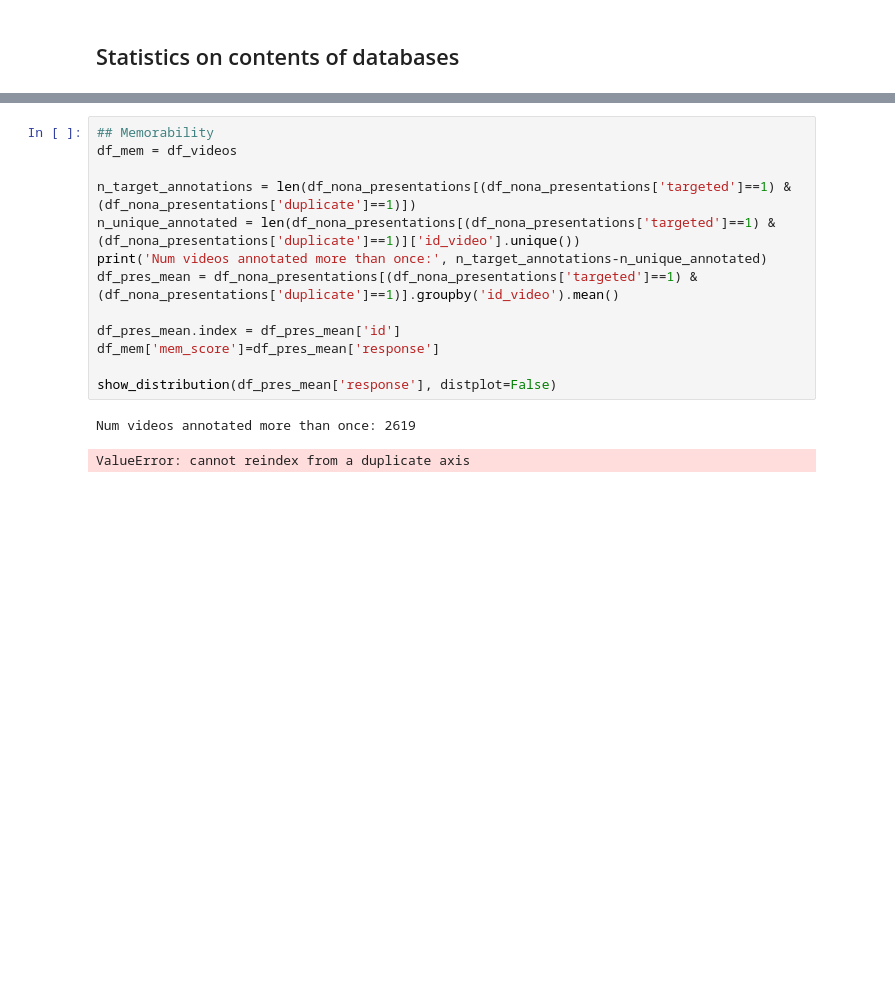
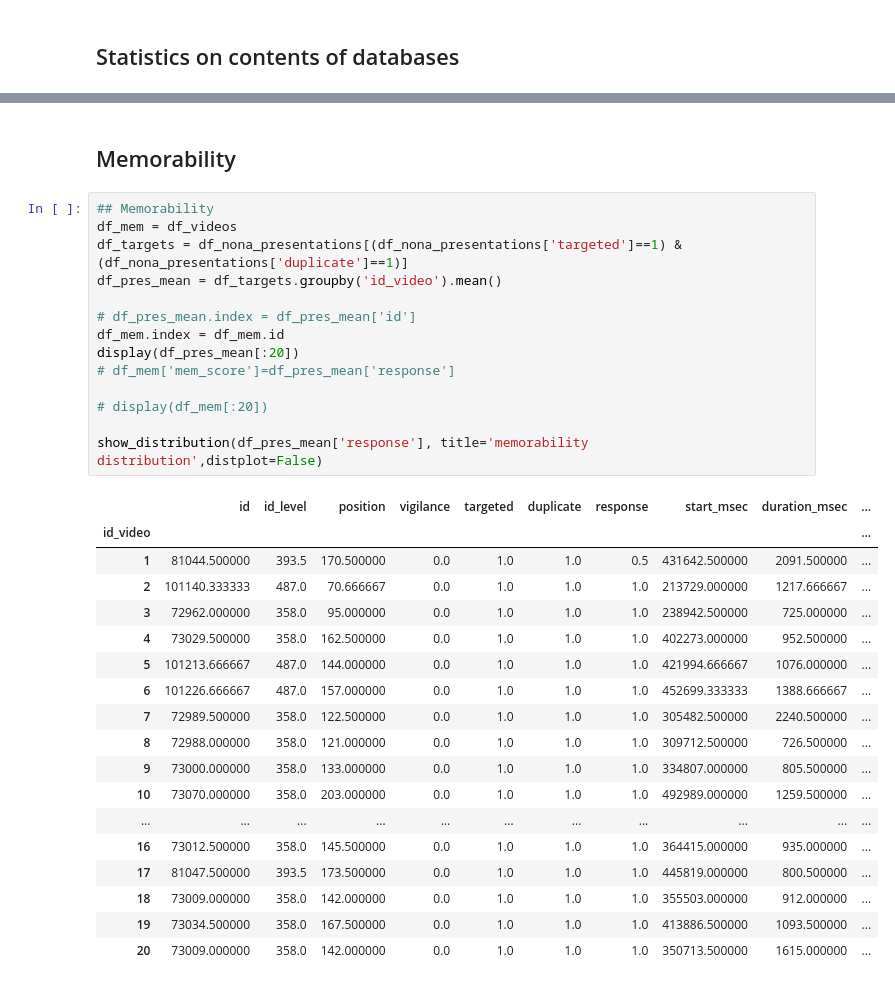
Before and after one commit to cfosco/video-mem-annot, a Jupyter notebook: mturk/memento_database_results_handling.ipynb, the cells around one changed output, grey strips where cells are left out. Saved outputs shown, nothing was run; the diff lists cells and outputs as text; blank space fills up the shorter version.

```diff
--- a/mturk/memento_database_results_handling.ipynb
+++ b/mturk/memento_database_results_handling.ipynb
@@ -167,16 +286,35 @@ show_distribution(df_nona_levels['false_pos_rate'], title='FPR distribution')
+# %% [markdown]
+## Memorability
 # %%
 ## Memorability
 df_mem = df_videos
+df_targets = df_nona_presentations[(df_nona_presentations['targeted']==1) & (df_nona_presentations['duplicate']==1)]
+df_pres_mean = df_targets.groupby('id_video').mean()
 
-n_target_annotations = len(df_nona_presentations[(df_nona_presentations['targeted']==1) & (df_nona_presentations['duplicate']==1)])
-n_unique_annotated = len(df_nona_presentations[(df_nona_presentations['targeted']==1) & (df_nona_presentations['duplicate']==1)]['id_video'].unique())
-print('Num videos annotated more than once:', n_target_annotations-n_unique_annotated)
-df_pres_mean = df_nona_presentations[(df_nona_presentations['targeted']==1) & (df_nona_presentations['duplicate']==1)].groupby('id_video').mean()
+# df_pres_mean.index = df_pres_mean['id']
+df_mem.index = df_mem.id
+display(df_pres_mean[:20])
+# df_mem['mem_score']=df_pres_mean['response']
 
-df_pres_mean.index = df_pres_mean['id']
-df_mem['mem_score']=df_pres_mean['response']
+# display(df_mem[:20])
 
-show_distribution(df_pres_mean['response'], distplot=False)
+show_distribution(df_pres_mean['response'], title='memorability distribution',distplot=False)
 # %% [output]
-Num videos annotated more than once: 2619
-ValueError: cannot reindex from a duplicate axis
+|  | id | id_level | position | vigilance | targeted | duplicate | response | start_msec | duration_msec | ... |
+| id_video |  |  |  |  |  |  |  |  |  | ... |
+| 1 | 81044.500000 | 393.5 | 170.500000 | 0.0 | 1.0 | 1.0 | 0.5 | 431642.500000 | 2091.500000 | ... |
+| 2 | 101140.333333 | 487.0 | 70.666667 | 0.0 | 1.0 | 1.0 | 1.0 | 213729.000000 | 1217.666667 | ... |
+| 3 | 72962.000000 | 358.0 | 95.000000 | 0.0 | 1.0 | 1.0 | 1.0 | 238942.500000 | 725.000000 | ... |
+| 4 | 73029.500000 | 358.0 | 162.500000 | 0.0 | 1.0 | 1.0 | 1.0 | 402273.000000 | 952.500000 | ... |
+| 5 | 101213.666667 | 487.0 | 144.000000 | 0.0 | 1.0 | 1.0 | 1.0 | 421994.666667 | 1076.000000 | ... |
+| 6 | 101226.666667 | 487.0 | 157.000000 | 0.0 | 1.0 | 1.0 | 1.0 | 452699.333333 | 1388.666667 | ... |
+| 7 | 72989.500000 | 358.0 | 122.500000 | 0.0 | 1.0 | 1.0 | 1.0 | 305482.500000 | 2240.500000 | ... |
+| 8 | 72988.000000 | 358.0 | 121.000000 | 0.0 | 1.0 | 1.0 | 1.0 | 309712.500000 | 726.500000 | ... |
+| 9 | 73000.000000 | 358.0 | 133.000000 | 0.0 | 1.0 | 1.0 | 1.0 | 334807.000000 | 805.500000 | ... |
+| 10 | 73070.000000 | 358.0 | 203.000000 | 0.0 | 1.0 | 1.0 | 1.0 | 492989.000000 | 1259.500000 | ... |
+| ... | ... | ... | ... | ... | ... | ... | ... | ... | ... | ... |
+| 16 | 73012.500000 | 358.0 | 145.500000 | 0.0 | 1.0 | 1.0 | 1.0 | 364415.000000 | 935.000000 | ... |
+| 17 | 81047.500000 | 393.5 | 173.500000 | 0.0 | 1.0 | 1.0 | 1.0 | 445819.000000 | 800.500000 | ... |
+| 18 | 73009.000000 | 358.0 | 142.000000 | 0.0 | 1.0 | 1.0 | 1.0 | 355503.000000 | 912.000000 | ... |
+| 19 | 73034.500000 | 358.0 | 167.500000 | 0.0 | 1.0 | 1.0 | 1.0 | 413886.500000 | 1093.500000 | ... |
+| 20 | 73009.000000 | 358.0 | 142.000000 | 0.0 | 1.0 | 1.0 | 1.0 | 350713.500000 | 1615.000000 | ... |
```
Also changed, not shown: parts of 38 cells of this notebook, 1 other file.
